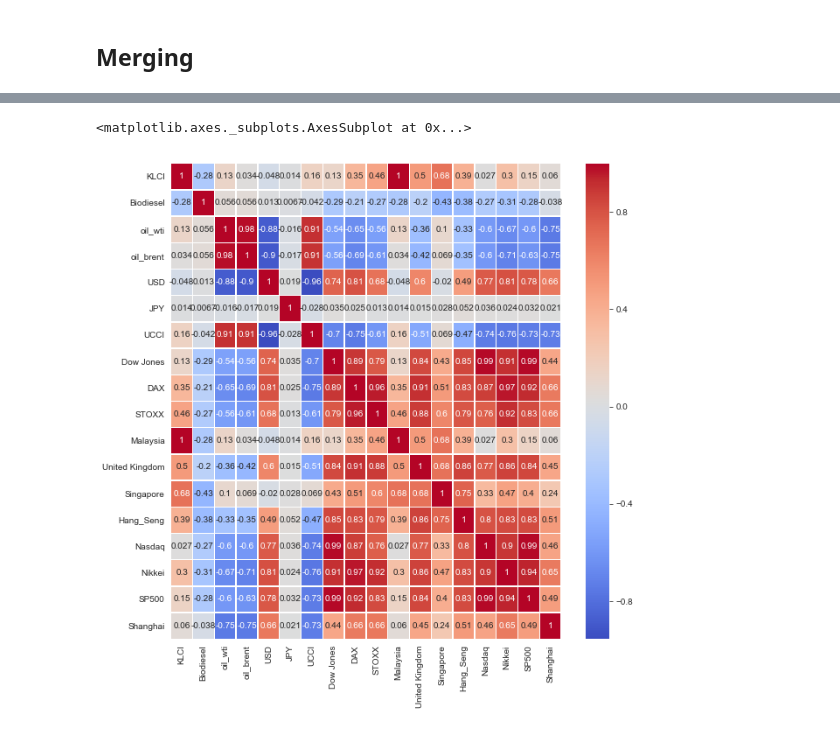
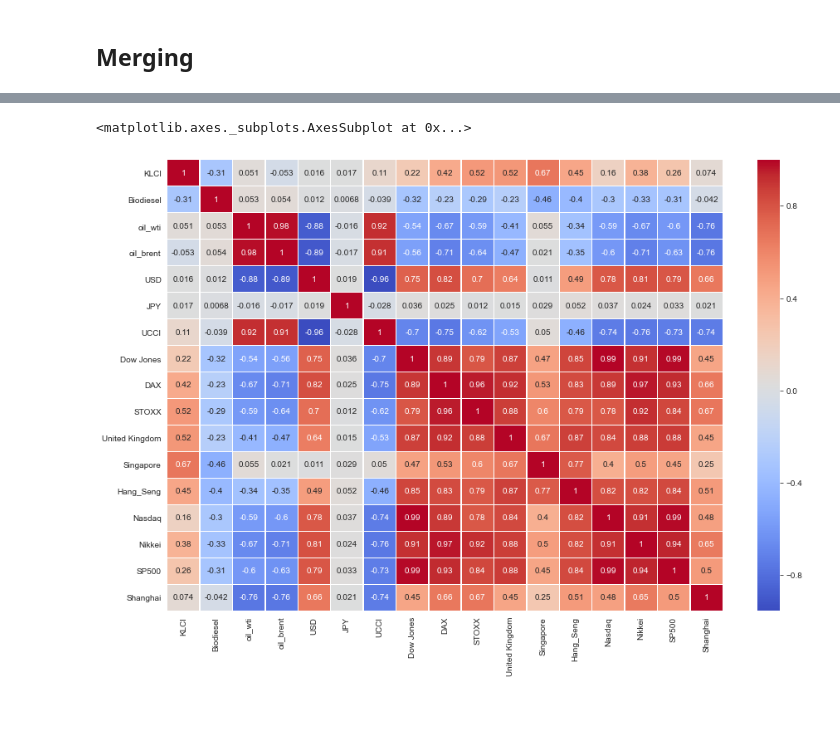
Before and after one commit to n-Faiz/WQD7003-Project-OilPriceMovement, a Jupyter notebook: New_Group_Project_Data_Analytic.ipynb, the cells around one changed output, grey strips where cells are left out. Drawn from its saved outputs; the diff is of its cells as text; code cells hidden in the pictures.

```diff
--- a/New_Group_Project_Data_Analytic.ipynb
+++ b/New_Group_Project_Data_Analytic.ipynb
@@ -13,7 +13,7 @@ import datetime
 sns.set_style("darkgrid")
 # %%
 # load all the datasets to pandas DataFrames
-klci         = pd.read_excel('data/Other Market/FTSE Malaysia KLCI Historical (Malaysia).xlsx',header=0)
+klci         = pd.read_excel('data/Stock Exchange/FTSE Malaysia KLCI Historical (Malaysia).xlsx',header=0)
 
 biodiesel    = pd.read_excel('data/Biodiesel - CPO Price.xlsx',header=0)
 oil_wti       = pd.read_csv('data/Cushing_OK_WTI_Spot_Price_FOB.csv', sep = "|",header=4)
@@ -23,17 +23,16 @@ jpy          = pd.read_csv('data/JPY_MYR Historical Data.csv')
 ucci         = pd.read_excel('data/Upstream Capital Cost Index.xlsx',header=1)
 
 
-se_dow       = pd.read_excel('data/Other Market/Dow Jones Industrial Average (DJI) (US).xlsx',header=0)
-se_dax       = pd.read_excel('data/Other Market/DAX Historical Data (Germany).xlsx',header=0)
-se_stoxx     = pd.read_excel('data/Other Market/Euro Stoxx 50 Historical Data (US).xlsx',header=0)
-
-se_uk        = pd.read_excel('data/Other Market/FTSE 100 Historical Data (UK).xlsx',header=0)
-se_sg        = pd.read_excel('data/Other Market/FTSE Straits Times Singapore Hi (Singapore).xlsx',header=0)
-se_hs        = pd.read_excel('data/Other Market/Hang Seng Historical Data (HK).xlsx',header=0)
-se_nasdaq    = pd.read_excel('data/Other Market/Nasdaq 100 Historical Data (US).xlsx',header=0)
-se_nikkei    = pd.read_excel('data/Other Market/Nikkei 225 Historical Data (Japan).xlsx',header=0)
-se_snp       = pd.read_excel('data/Other Market/S_P 500 (US).xlsx',header=0)
-se_shanghai  = pd.read_excel('data/Other Market/Shanghai Composite Historical D (China).xlsx',header=0)
+se_dow       = pd.read_excel('data/Stock Exchange/Dow Jones Industrial Average (DJI) (US).xlsx',header=0)
+se_dax       = pd.read_excel('data/Stock Exchange/DAX Historical Data (Germany).xlsx',header=0)
+se_stoxx     = pd.read_excel('data/Stock Exchange/Euro Stoxx 50 Historical Data (US).xlsx',header=0)
+se_uk        = pd.read_excel('data/Stock Exchange/FTSE 100 Historical Data (UK).xlsx',header=0)
+se_sg        = pd.read_excel('data/Stock Exchange/FTSE Straits Times Singapore Hi (Singapore).xlsx',header=0)
+se_hs        = pd.read_excel('data/Stock Exchange/Hang Seng Historical Data (HK).xlsx',header=0)
+se_nasdaq    = pd.read_excel('data/Stock Exchange/Nasdaq 100 Historical Data (US).xlsx',header=0)
+se_nikkei    = pd.read_excel('data/Stock Exchange/Nikkei 225 Historical Data (Japan).xlsx',header=0)
+se_snp       = pd.read_excel('data/Stock Exchange/S_P 500 (US).xlsx',header=0)
+se_shanghai  = pd.read_excel('data/Stock Exchange/Shanghai Composite Historical D (China).xlsx',header=0)
 # %%
 # Visually inspect the dataframes
 
@@ -435,7 +430,7 @@ se_shanghai.head()
 # %% [markdown]
 ## Merging
 # %%
-dfs = [klci, biodiesel,oil_wti,oil_brent,usd,jpy,ucci,se_dow,se_dax,se_stoxx,se_my,se_uk,se_sg,se_hs,se_nasdaq,se_nikkei,se_snp,se_shanghai]
+dfs = [klci, biodiesel,oil_wti,oil_brent,usd,jpy,ucci,se_dow,se_dax,se_stoxx,se_uk,se_sg,se_hs,se_nasdaq,se_nikkei,se_snp,se_shanghai]
 df = reduce(lambda left,right: pd.merge(left,right,on='Date', how='outer'), dfs).dropna()
 df
 # %% [output]
@@ -460,8 +450,8 @@ df
 # %%
 df_corr = df.corr()
 
-fig, ax = plt.subplots(figsize=(10,10))
+fig, ax = plt.subplots(figsize=(15,10))
 sns.heatmap(df_corr,annot=True,cmap='coolwarm',linecolor='white',linewidths=.5)
 # %% [output]
 <matplotlib.axes._subplots.AxesSubplot at 0x...>
-[figure, old version]
+[figure, new version]
```
Also changed, not shown: parts of 12 cells of this notebook.
